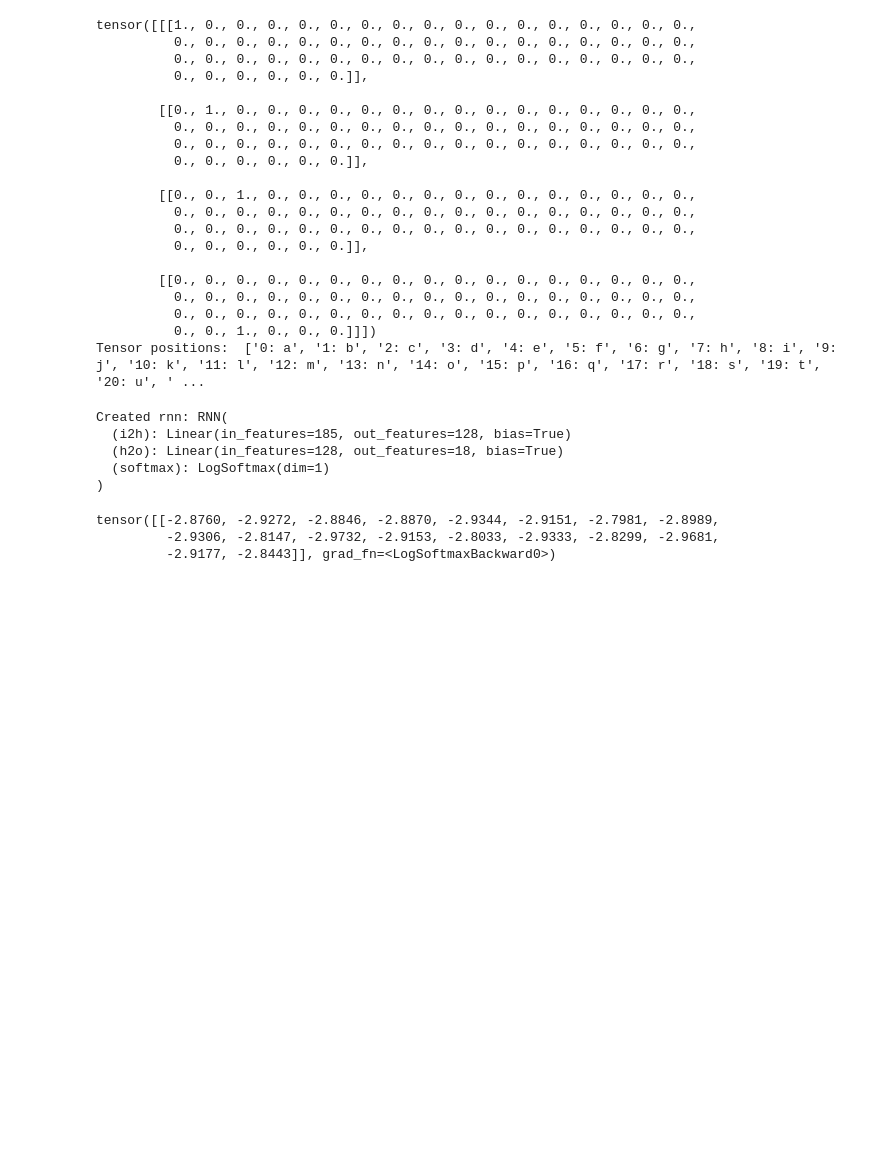
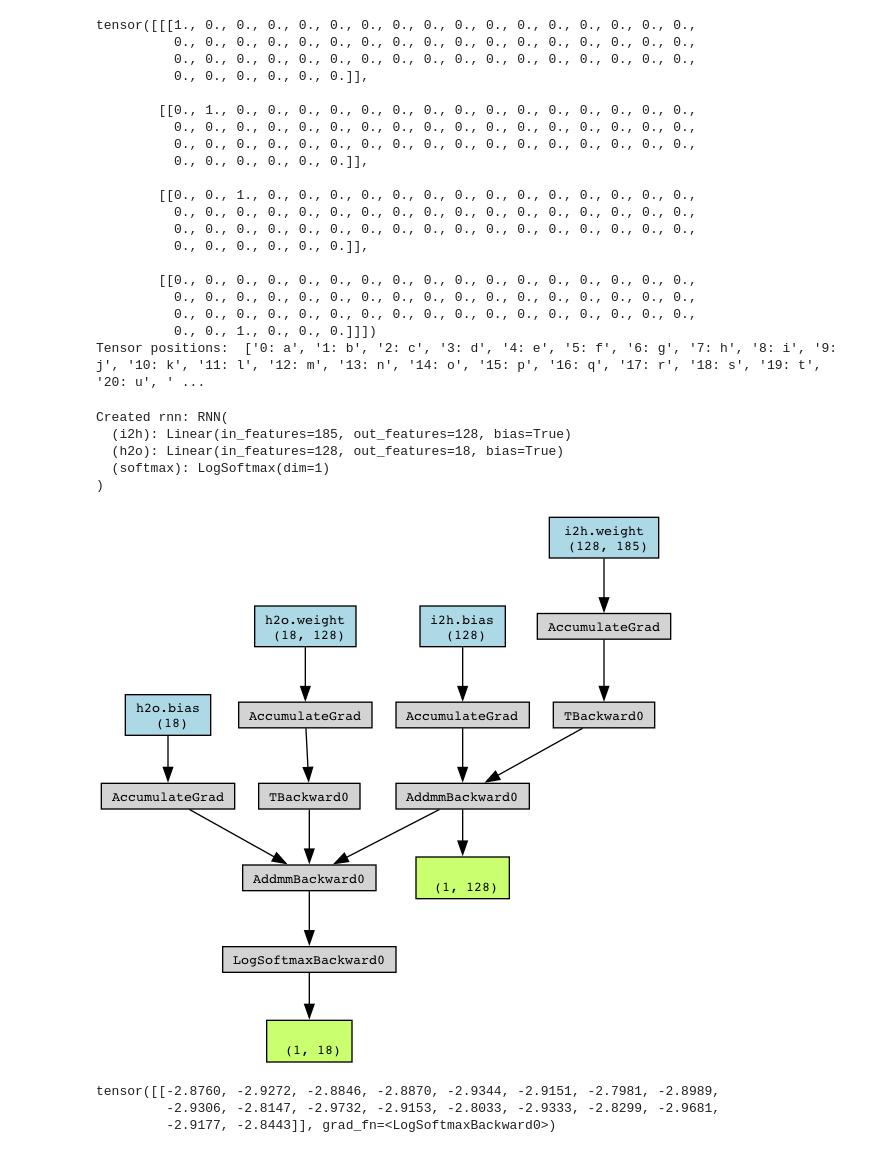
Before and after one commit to marceloramires/MLPlayground, a Jupyter notebook: 01 - Surname Nationality Classifying/surname_nationality_classifying.ipynb, the cells around one changed output. Saved outputs shown, nothing was run; the diff lists cells and outputs as text; code cells hidden in the pictures; blank space fills up the shorter version.

Commit message:
Plotting model visualization

```diff
--- a/01 - Surname Nationality Classifying/surname_nationality_classifying.ipynb
+++ b/01 - Surname Nationality Classifying/surname_nationality_classifying.ipynb
@@ -102,36 +103,46 @@ tensor([[[1., 0., 0., 0., 0., 0., 0., 0., 0., 0., 0., 0., 0., 0., 0., 0., 0.,
 Tensor positions:  ['0: a', '1: b', '2: c', '3: d', '4: e', '5: f', '6: g', '7: h', '8: i', '9: j', '10: k', '11: l', '12: m', '13: n', '14: o', '15: p', '16: q', '17: r', '18: s', '19: t', '20: u', ' ...
 # %%
 import torch.nn as nn
+from torchviz import make_dot
+from IPython.display import Image
 
 class RNN(nn.Module):
     def __init__(self, input_size, hidden_size, output_size):
         super(RNN, self).__init__()
 
         self.hidden_size = hidden_size
 
         self.i2h = nn.Linear(input_size + hidden_size, hidden_size)
         self.h2o = nn.Linear(hidden_size, output_size)
         self.softmax = nn.LogSoftmax(dim=1)
 
     def forward(self, input, hidden):
         combined = torch.cat((input, hidden), 1)
         hidden = self.i2h(combined)
         output = self.h2o(hidden)
         output = self.softmax(output)
         return output, hidden
 
     def initHidden(self):
         return torch.zeros(1, self.hidden_size)
 
-n_hidden = 128
 rnn = RNN(n_letters, n_hidden, n_categories)
 print('Created rnn:', rnn)
+
+# Plot visualization of the model
+dummy_input = lineToTensor('Untrained')
+hidden = torch.zeros(1, n_hidden)
+yhat = rnn(dummy_input[0], hidden)
+graph_filename = 'rnn_torchviz'
+make_dot(yhat, params=dict(list(rnn.named_parameters()))).render(graph_filename, format="png")
+display(Image(filename='./'+graph_filename+'.png'))
 # %% [output]
 Created rnn: RNN(
   (i2h): Linear(in_features=185, out_features=128, bias=True)
   (h2o): Linear(in_features=128, out_features=18, bias=True)
   (softmax): LogSoftmax(dim=1)
 )
+[figure, added]
 # %%
 input = lineToTensor('Untrained')
 hidden = torch.zeros(1, n_hidden)
```
Also changed, not shown: parts of 1 cell of this notebook, 2 other files.
